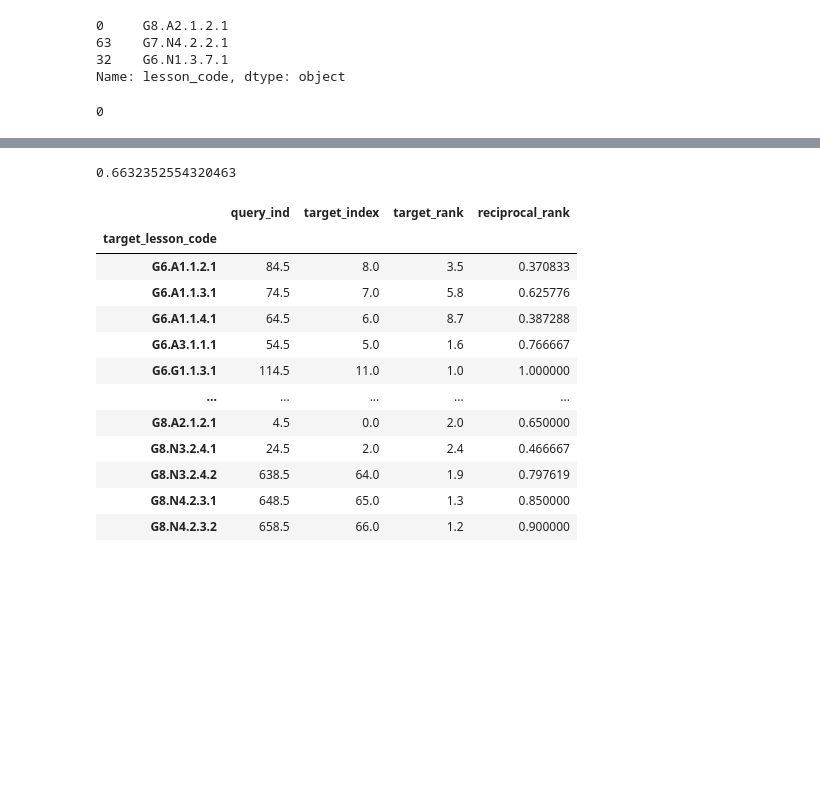
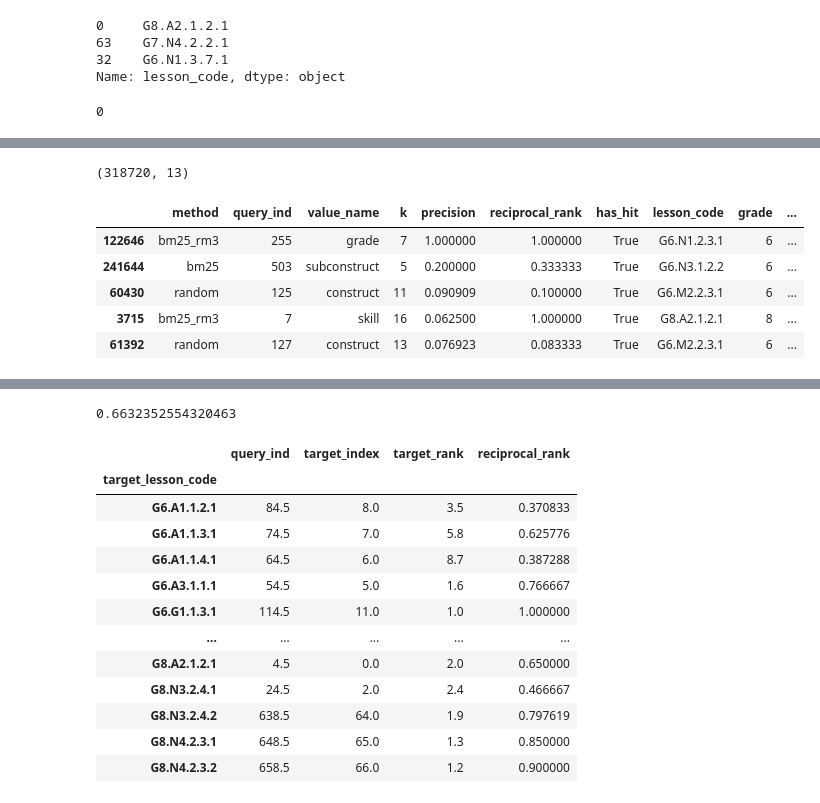
Before and after one commit to DigitalHarborFoundation/llm-math-education, a Jupyter notebook: notebook/EmbeddingTests.ipynb, the cells around one changed output, grey strips where cells are left out. Saved outputs shown, nothing was run; the diff lists cells and outputs as text; code cells hidden in the pictures; blank space fills up the shorter version.

```diff
--- a/notebook/EmbeddingTests.ipynb
+++ b/notebook/EmbeddingTests.ipynb
@@ -291,0 +418,70 @@ eval_df.shape
+# %%
+scores = []
+for row in eval_df.itertuples():
+    indices = row.top_k_indices
+    lesson_codes = [index_lesson_code_map[ind] for ind in indices]
+    scoring_values = []
+    for lesson_code in lesson_codes:
+        grade, domain, construct, subconstruct, skill, _ = get_gpd_codes(lesson_code)
+        # note: could look up other metadata here from the lesson code, if desired
+        scoring_values.append(
+            {
+                "lesson_code": lesson_code,
+                "grade": grade,
+                "domain": domain,
+                "construct": construct,
+                "subconstruct": subconstruct,
+                "skill": skill,
+            }
+        )
+    target_lesson_code = row.target_lesson_code
+    grade, domain, construct, subconstruct, skill, _ = get_gpd_codes(target_lesson_code)
+    target_value = {
+        "lesson_code": target_lesson_code,
+        "grade": grade,
+        "domain": domain,
+        "construct": construct,
+        "subconstruct": subconstruct,
+        "skill": skill,
+    }
+    for value_name in ["grade", "lesson_code", "domain", "construct", "subconstruct", "skill"]:
+        matches = []
+        for scoring_value in scoring_values:
+            is_match = scoring_value[value_name] == target_value[value_name]
+            matches.append(is_match)
+        matches = np.array(matches)
+        for i in range(1, k + 1):
+            n_matches = matches[:i].sum()
+            has_hit = n_matches > 0
+            if has_hit:
+                rank = matches.nonzero()[0][0] + 1
+                assert rank > 0, matches
+                reciprocal_rank = 1 / rank
+            else:
+                reciprocal_rank = 0
+            precision = n_matches / i
+            scores.append(
+                {
+                    "method": row.method,
+                    "query_ind": row.query_ind,
+                    "value_name": value_name,
+                    "k": i,
+                    "precision": precision,
+                    "reciprocal_rank": reciprocal_rank,
+                    "has_hit": has_hit,
+                    **target_value,
+                }
+            )
+score_df = pd.DataFrame(scores)
+score_df.shape
+# %% [output]
+(318720, 13)
+# %%
+score_df.sample(n=5)
+# %% [output]
+|  | method | query_ind | value_name | k | precision | reciprocal_rank | has_hit | lesson_code | grade | ... |
+| 122646 | bm25_rm3 | 255 | grade | 7 | 1.000000 | 1.000000 | True | G6.N1.2.3.1 | 6 | ... |
+| 241644 | bm25 | 503 | subconstruct | 5 | 0.200000 | 0.333333 | True | G6.N3.1.2.2 | 6 | ... |
+| 60430 | random | 125 | construct | 11 | 0.090909 | 0.100000 | True | G6.M2.2.3.1 | 6 | ... |
+| 3715 | bm25_rm3 | 7 | skill | 16 | 0.062500 | 1.000000 | True | G8.A2.1.2.1 | 8 | ... |
+| 61392 | random | 127 | construct | 13 | 0.076923 | 0.083333 | True | G6.M2.2.3.1 | 6 | ... |
```
Also changed, not shown: parts of 30 cells of this notebook.
